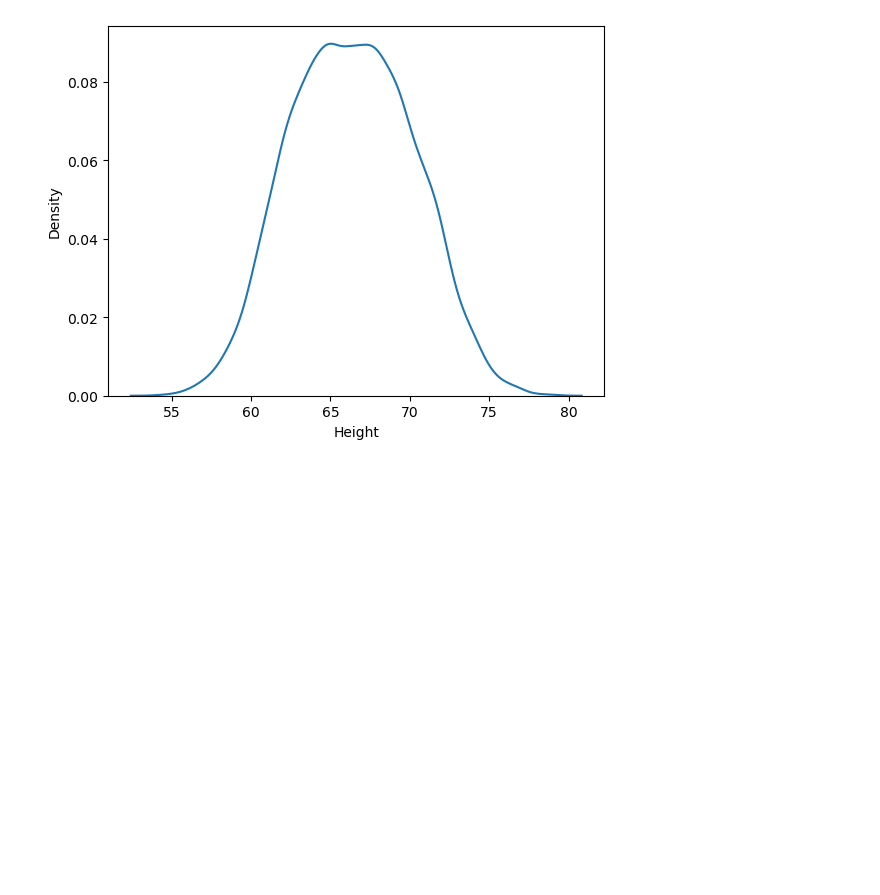
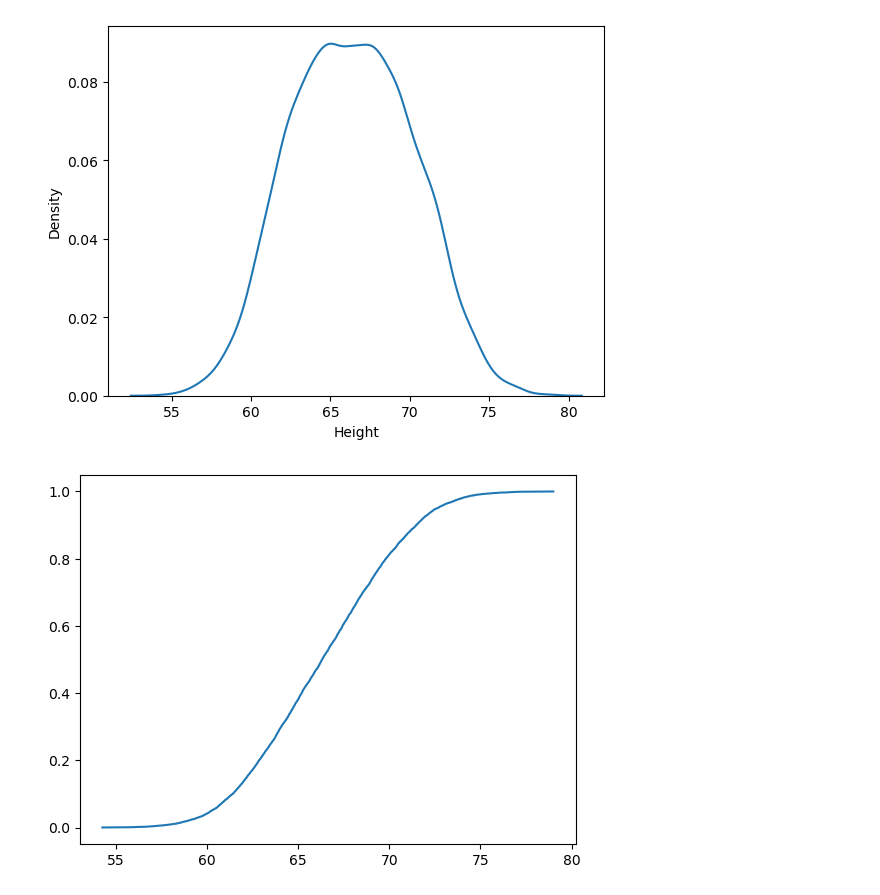
Before and after one commit to jeeet0700/Prob-Stat, a Jupyter notebook: Gaussian Distribution.ipynb, the cells around one changed output. Saved outputs shown, nothing was run; the diff lists cells and outputs as text; code cells hidden in the pictures; blank space fills up the shorter version.

```diff
--- a/Gaussian Distribution.ipynb
+++ b/Gaussian Distribution.ipynb
@@ -37,3 +38,9 @@ sns.histplot(df['Height']);
 sns.kdeplot(df['Height']);
 # %% [output]
 [figure]
+# %%
+e=ECDF(df['Height'])
+# %%
+plt.plot(e.x,e.y);
+# %% [output]
+[figure, added]
```
Also changed, not shown: parts of 1 cell of this notebook.
